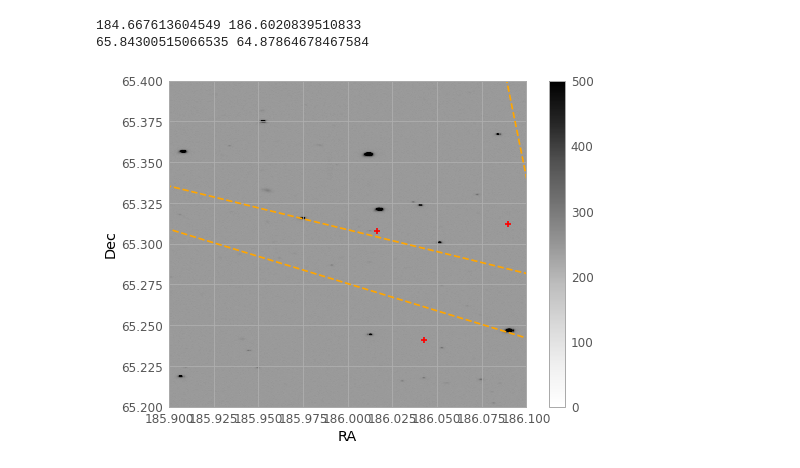
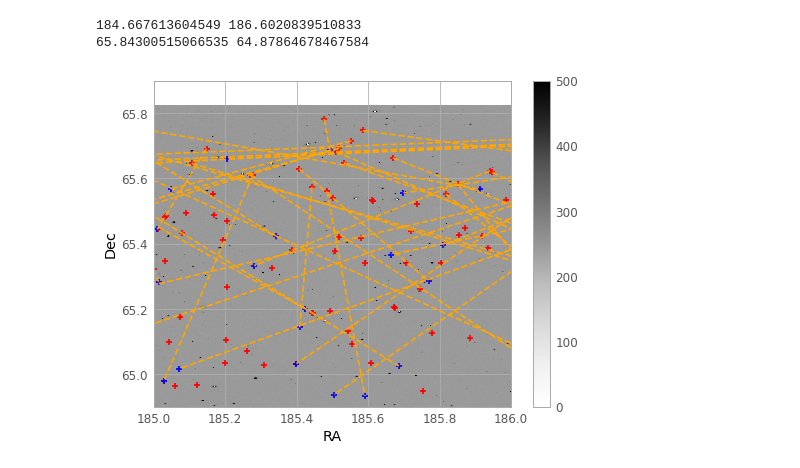
Before and after one commit to RileyWClarke/RAFTS, a Jupyter notebook: ztf_imgs.ipynb, the cells around one changed output. Cells and saved outputs as stored; diff of their text form; code cells hidden in the pictures.

```diff
--- a/ztf_imgs.ipynb
+++ b/ztf_imgs.ipynb
@@ -266,4 +247,4 @@ getsciimg(filefracday='20200206287824', paddedfield='000819',filtercode = 'zg',p
 getrefimg(paddedfield='000819',filtercode = 'zg',paddedccdid = '13', qid = '2')
 # %%
-sci_cata = srcext('20200206287824_000819_sciimg.fits')
+sci_cata = srcext('20200206287824_000819_sciimg.fits', det_thresh=15, ana_thresh=15)
 # %% [output]
@@ -290,3 +272,3 @@ Fitting model: Sersic spheroid
 # %%
-ref_cata = srcext('000819_refimg.fits')
+ref_cata = srcext('000819_refimg.fits', det_thresh=15, ana_thresh=15)
 # %% [output]
@@ -473,17 +483,17 @@ print(decmin,decmax)
 # %%
 plt.figure()
 plt.imshow(ref_data, interpolation='none', extent=[ramin,ramax,decmin,decmax], origin='lower', cmap='Greys', clim=(0,500), aspect='auto')
 plt.colorbar()
 plt.scatter(ref_cata["ALPHA_SKY"][ref_cata.index.isin(ind)], ref_cata["DELTA_SKY"][ref_cata.index.isin(ind)], color='r', marker='+')
 plt.scatter(sci_cata["ALPHA_SKY"][sci_cata.index.isin(ind)], sci_cata["DELTA_SKY"][sci_cata.index.isin(ind)], color='b', marker='+')
 
 for x1, y1, x2, y2 in zip(ref_cata["ALPHA_SKY"][ref_cata.index.isin(ind)], ref_cata["DELTA_SKY"][ref_cata.index.isin(ind)],
                           sci_cata["ALPHA_SKY"][sci_cata.index.isin(ind)], sci_cata["DELTA_SKY"][sci_cata.index.isin(ind)]):
     plt.plot([x1,x2],[y1,y2], color='orange', ls='--')
 
-plt.xlim(185.9,186.1)
-plt.ylim(65.2,65.4)
+plt.xlim(185,186)
+plt.ylim(64.9,65.9)
 plt.xlabel('RA')
 plt.ylabel('Dec');
 # %% [output]
-[figure, old version]
+[figure, new version]
```
Also changed, not shown: parts of 23 cells of this notebook, 8 other files.
